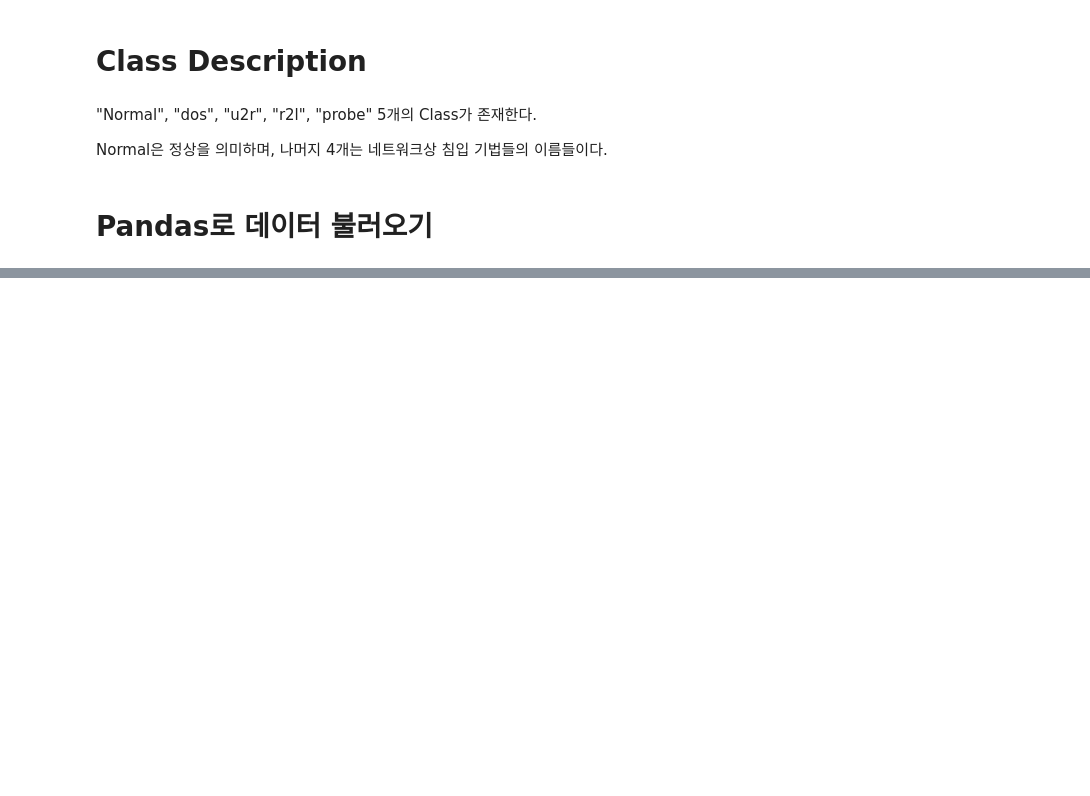
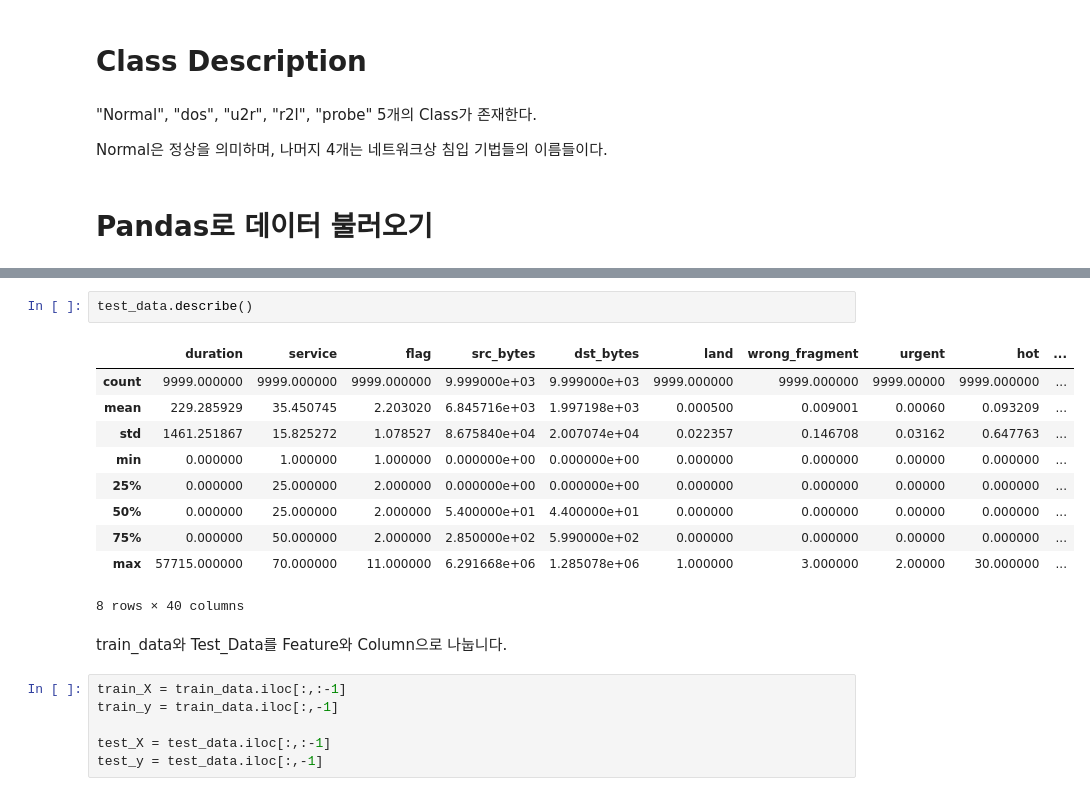
Before and after one commit to dskym/KUML_TermProject, a Jupyter notebook: ML_Term_Project.ipynb, the cells around one changed output, grey strips where cells are left out. Saved outputs shown, nothing was run; the diff lists cells and outputs as text; blank space fills up the shorter version.

```diff
--- a/ML_Term_Project.ipynb
+++ b/ML_Term_Project.ipynb
@@ -173,0 +200,21 @@ decision_tree.fit(X, y)
+# %%
+test_data.describe()
+# %% [output]
+|  | duration | service | flag | src_bytes | dst_bytes | land | wrong_fragment | urgent | hot | ... |
+| count | 9999.000000 | 9999.000000 | 9999.000000 | 9.999000e+03 | 9.999000e+03 | 9999.000000 | 9999.000000 | 9999.00000 | 9999.000000 | ... |
+| mean | 229.285929 | 35.450745 | 2.203020 | 6.845716e+03 | 1.997198e+03 | 0.000500 | 0.009001 | 0.00060 | 0.093209 | ... |
+| std | 1461.251867 | 15.825272 | 1.078527 | 8.675840e+04 | 2.007074e+04 | 0.022357 | 0.146708 | 0.03162 | 0.647763 | ... |
+| min | 0.000000 | 1.000000 | 1.000000 | 0.000000e+00 | 0.000000e+00 | 0.000000 | 0.000000 | 0.00000 | 0.000000 | ... |
+| 25% | 0.000000 | 25.000000 | 2.000000 | 0.000000e+00 | 0.000000e+00 | 0.000000 | 0.000000 | 0.00000 | 0.000000 | ... |
+| 50% | 0.000000 | 25.000000 | 2.000000 | 5.400000e+01 | 4.400000e+01 | 0.000000 | 0.000000 | 0.00000 | 0.000000 | ... |
+| 75% | 0.000000 | 50.000000 | 2.000000 | 2.850000e+02 | 5.990000e+02 | 0.000000 | 0.000000 | 0.00000 | 0.000000 | ... |
+| max | 57715.000000 | 70.000000 | 11.000000 | 6.291668e+06 | 1.285078e+06 | 1.000000 | 3.000000 | 2.00000 | 30.000000 | ... |
+8 rows × 40 columns
+# %% [markdown]
+train_data와 Test_Data를 Feature와 Column으로 나눕니다.
+# %%
+train_X = train_data.iloc[:,:-1]
+train_y = train_data.iloc[:,-1]
+
+test_X = test_data.iloc[:,:-1]
+test_y = test_data.iloc[:,-1]
```
Also changed, not shown: parts of 49 cells of this notebook, 1 other file.
